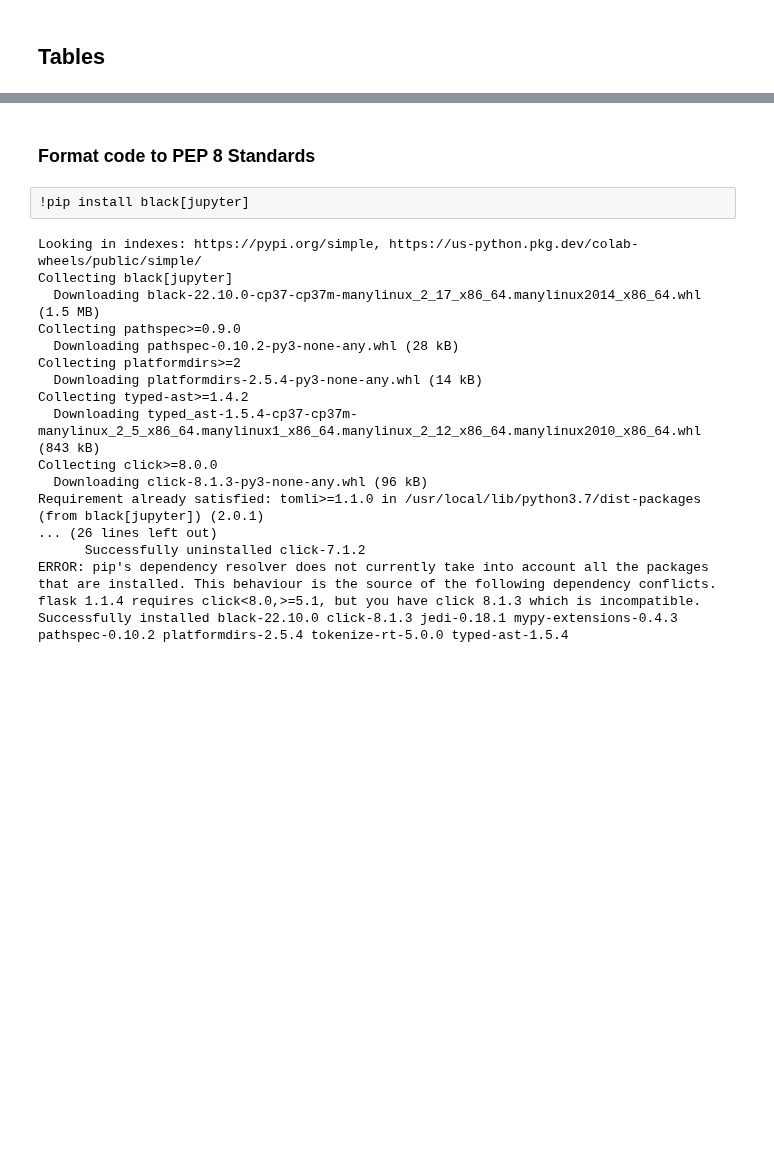
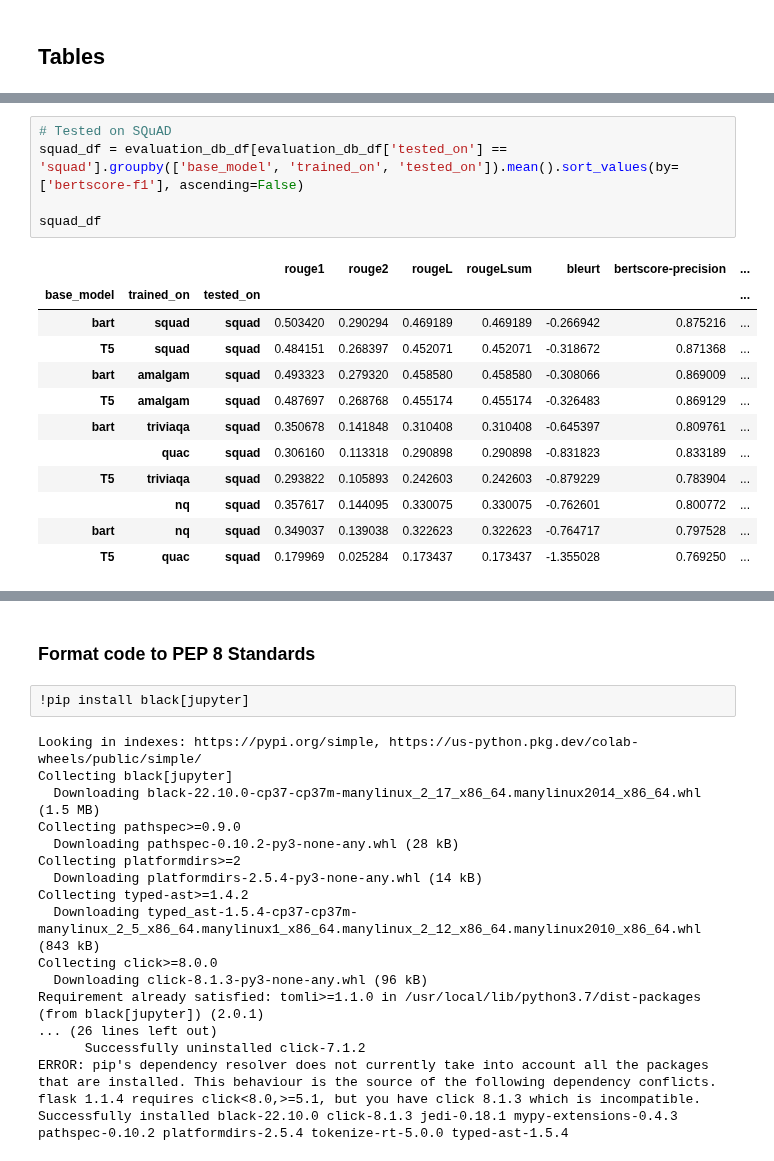
Before and after one commit to jeanlucjackson/w266_NLP_final_project, a Jupyter notebook: code/sandboxes/BB/prediction_text_analysis.ipynb, the cells around one changed output, grey strips where cells are left out. Saved outputs shown, nothing was run; the diff lists cells and outputs as text; blank space fills up the shorter version.

```diff
--- a/code/sandboxes/BB/prediction_text_analysis.ipynb
+++ b/code/sandboxes/BB/prediction_text_analysis.ipynb
@@ -441,0 +488,18 @@ fig.show()
+# %%
+# Tested on SQuAD
+squad_df = evaluation_db_df[evaluation_db_df['tested_on'] == 'squad'].groupby(['base_model', 'trained_on', 'tested_on']).mean().sort_values(by=['bertscore-f1'], ascending=False)
+
+squad_df
+# %% [output]
+|  |  |  | rouge1 | rouge2 | rougeL | rougeLsum | bleurt | bertscore-precision | ... |
+| base_model | trained_on | tested_on |  |  |  |  |  |  | ... |
+| bart | squad | squad | 0.503420 | 0.290294 | 0.469189 | 0.469189 | -0.266942 | 0.875216 | ... |
+| T5 | squad | squad | 0.484151 | 0.268397 | 0.452071 | 0.452071 | -0.318672 | 0.871368 | ... |
+| bart | amalgam | squad | 0.493323 | 0.279320 | 0.458580 | 0.458580 | -0.308066 | 0.869009 | ... |
+| T5 | amalgam | squad | 0.487697 | 0.268768 | 0.455174 | 0.455174 | -0.326483 | 0.869129 | ... |
+| bart | triviaqa | squad | 0.350678 | 0.141848 | 0.310408 | 0.310408 | -0.645397 | 0.809761 | ... |
+|  | quac | squad | 0.306160 | 0.113318 | 0.290898 | 0.290898 | -0.831823 | 0.833189 | ... |
+| T5 | triviaqa | squad | 0.293822 | 0.105893 | 0.242603 | 0.242603 | -0.879229 | 0.783904 | ... |
+|  | nq | squad | 0.357617 | 0.144095 | 0.330075 | 0.330075 | -0.762601 | 0.800772 | ... |
+| bart | nq | squad | 0.349037 | 0.139038 | 0.322623 | 0.322623 | -0.764717 | 0.797528 | ... |
+| T5 | quac | squad | 0.179969 | 0.025284 | 0.173437 | 0.173437 | -1.355028 | 0.769250 | ... |
```
Also changed, not shown: parts of 10 cells of this notebook.
